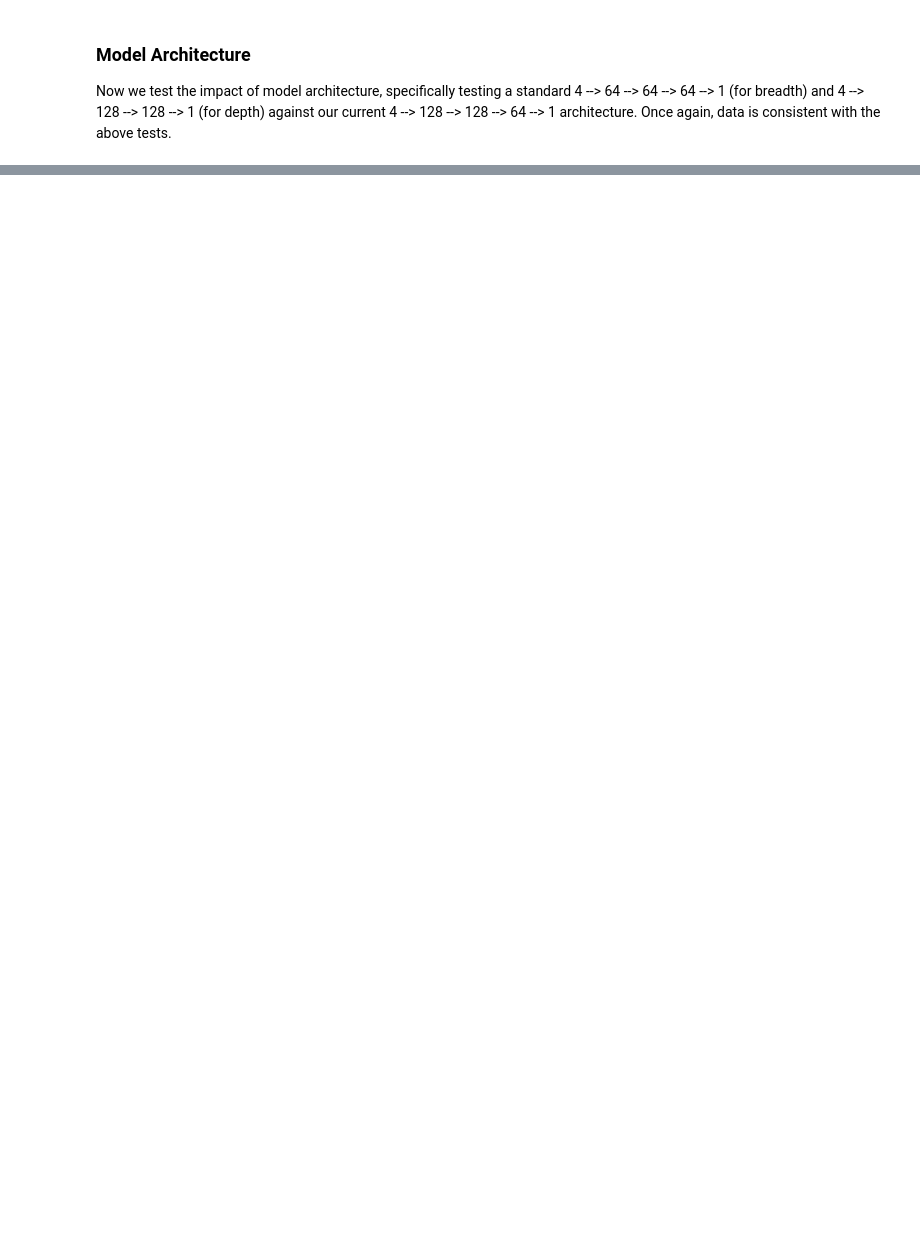
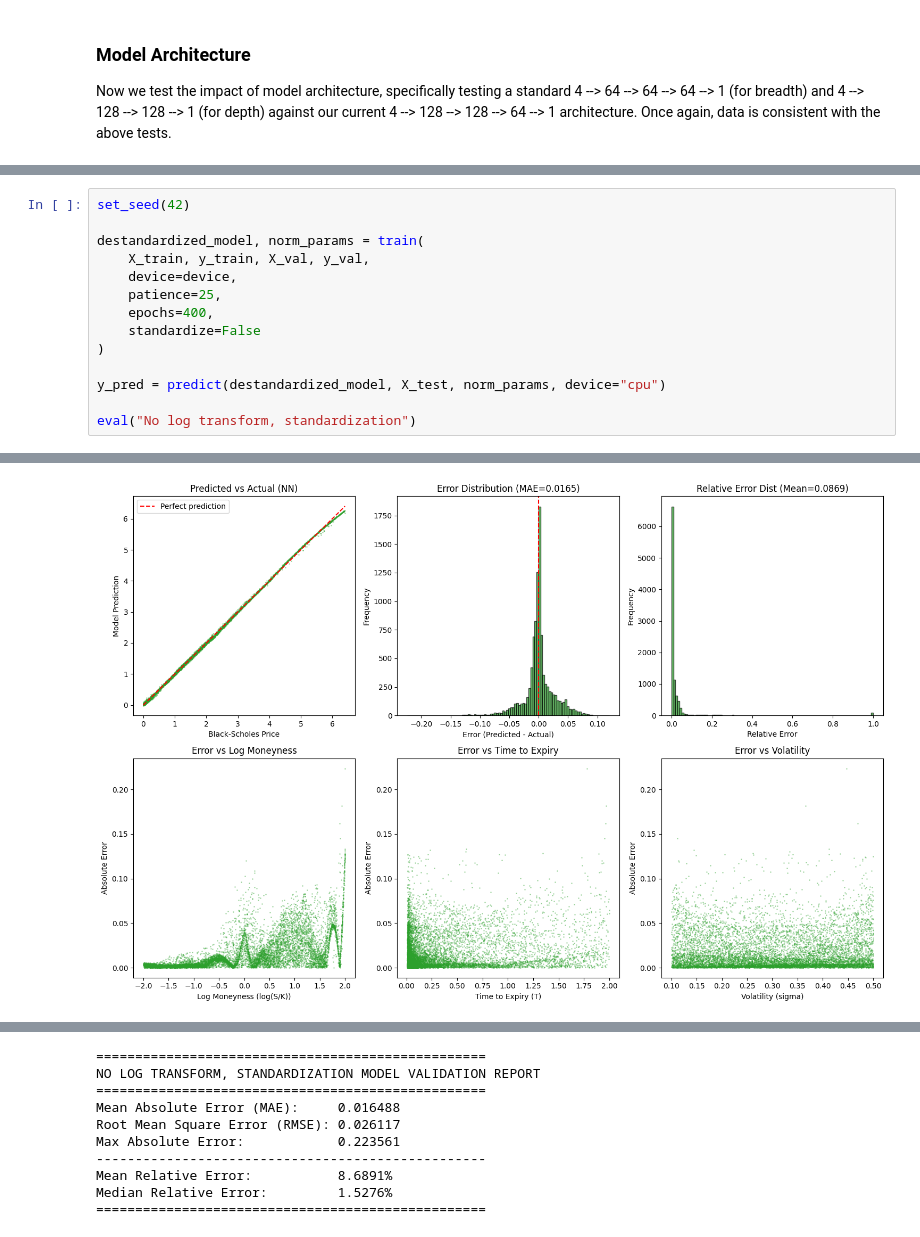
Before and after one commit to fwen2026/options-pricer, a Jupyter notebook: notebooks/nn_ablation.ipynb, the cells around one changed output, grey strips where cells are left out. Saved outputs shown, nothing was run; the diff lists cells and outputs as text; blank space fills up the shorter version.

```diff
--- a/notebooks/nn_ablation.ipynb
+++ b/notebooks/nn_ablation.ipynb
@@ -248,0 +275,15 @@ eval()
+# %%
+set_seed(42)
+
+destandardized_model, norm_params = train(
+    X_train, y_train, X_val, y_val,
+    device=device,
+    patience=25,
+    epochs=400,
+    standardize=False
+)
+
+y_pred = predict(destandardized_model, X_test, norm_params, device="cpu")
+
+eval("No log transform, standardization")
+# %% [output]
@@ -248,0 +307 @@ eval()
+[figure, added]
@@ -248,0 +309,10 @@ eval()
+==================================================
+NO LOG TRANSFORM, STANDARDIZATION MODEL VALIDATION REPORT
+==================================================
+Mean Absolute Error (MAE):     0.016488
+Root Mean Square Error (RMSE): 0.026117
+Max Absolute Error:            0.223561
+--------------------------------------------------
+Mean Relative Error:           8.6891%
+Median Relative Error:         1.5276%
+==================================================
```
Also changed, not shown: parts of 15 cells of this notebook, 2 other files.
